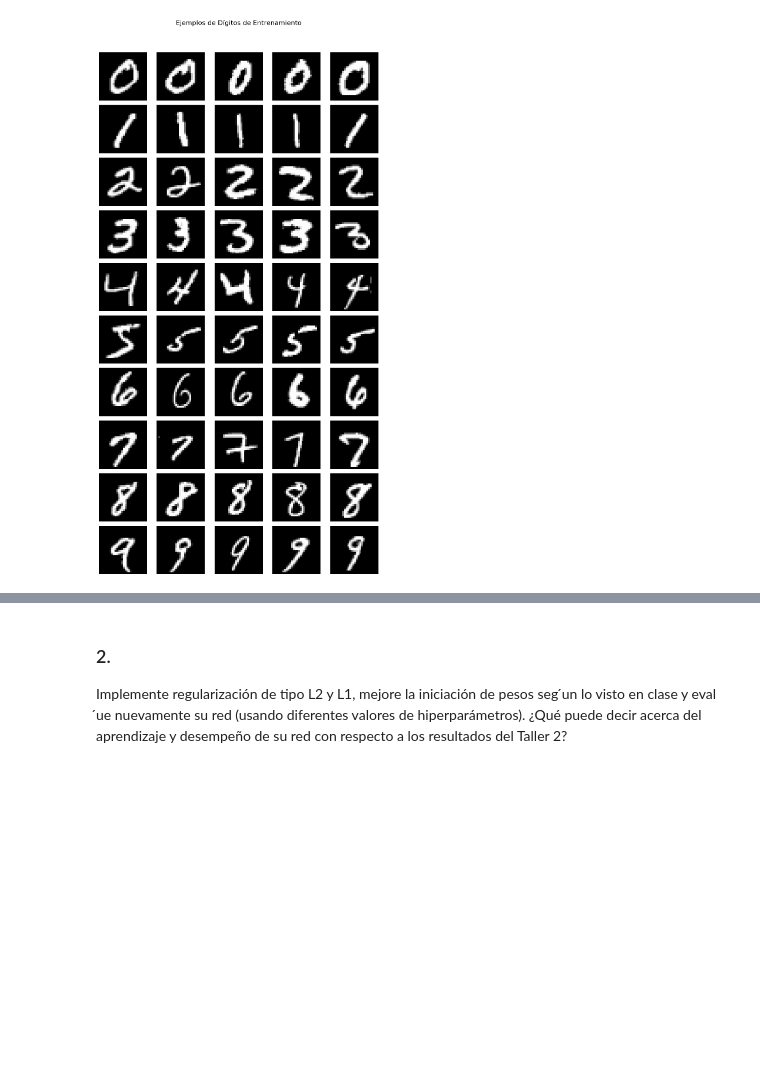
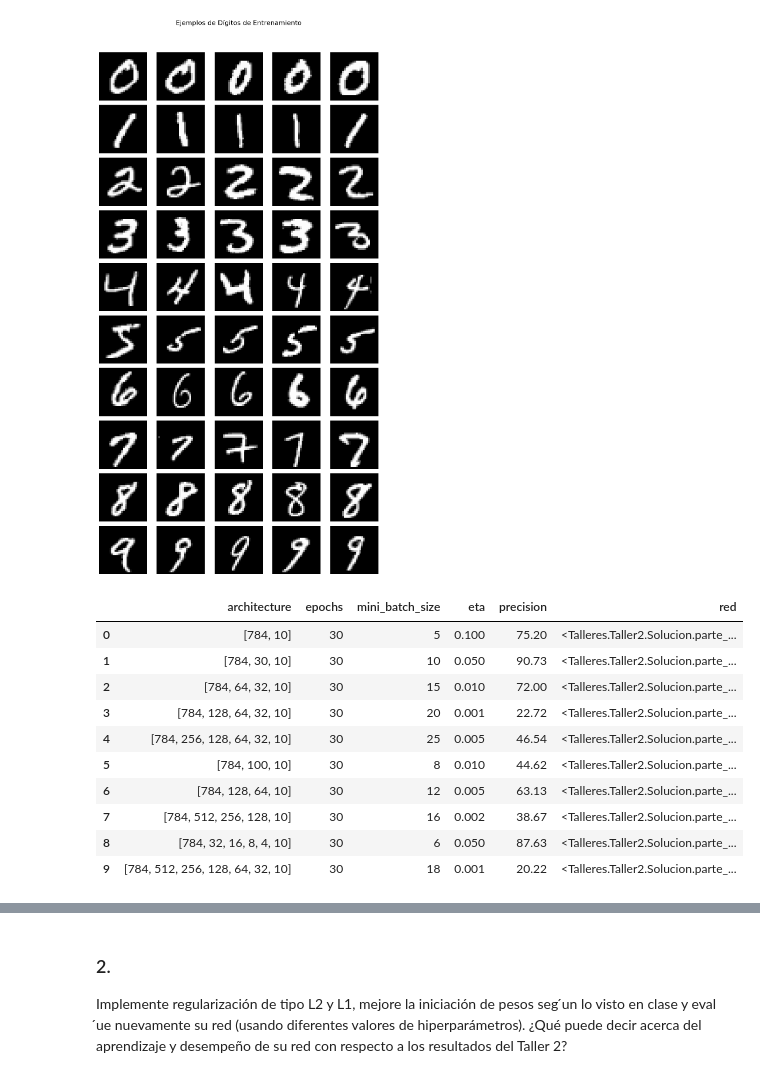
Before and after one commit to allanramirez111/modelos_avanzados_deep_learning, a Jupyter notebook: Talleres/Taller3/Solucion/Taller3.ipynb, the cells around one changed output, grey strips where cells are left out. Saved outputs shown, nothing was run; the diff lists cells and outputs as text; code cells hidden in the pictures; blank space fills up the shorter version.

```diff
--- a/Talleres/Taller3/Solucion/Taller3.ipynb
+++ b/Talleres/Taller3/Solucion/Taller3.ipynb
@@ -64,3 +103,26 @@ results = Parallel(
 )(
     delayed(entrenar_y_medir)(config, training_data, test_data) for config in tqdm(net_configs, desc='Procesando configuraciones')
 )
+# %%
+# Itera sobre las listas 'net_configs' y 'results' al mismo tiempo
+import pandas as pd
+for config, red in zip(net_configs, results):
+    # Asigna el valor precision a la clave 'precision' en cada diccionario 'config'
+    config['precision'] = red[1]
+    # Asigna el objeto red a cada diccionario
+    config['red'] = red[0]
+
+df_results = pd.DataFrame(net_configs)
+df_results
+# %% [output]
+|  | architecture | epochs | mini_batch_size | eta | precision | red |
+| 0 | [784, 10] | 30 | 5 | 0.100 | 75.20 | <Talleres.Taller2.Solucion.parte_... |
+| 1 | [784, 30, 10] | 30 | 10 | 0.050 | 90.73 | <Talleres.Taller2.Solucion.parte_... |
+| 2 | [784, 64, 32, 10] | 30 | 15 | 0.010 | 72.00 | <Talleres.Taller2.Solucion.parte_... |
+| 3 | [784, 128, 64, 32, 10] | 30 | 20 | 0.001 | 22.72 | <Talleres.Taller2.Solucion.parte_... |
+| 4 | [784, 256, 128, 64, 32, 10] | 30 | 25 | 0.005 | 46.54 | <Talleres.Taller2.Solucion.parte_... |
+| 5 | [784, 100, 10] | 30 | 8 | 0.010 | 44.62 | <Talleres.Taller2.Solucion.parte_... |
+| 6 | [784, 128, 64, 10] | 30 | 12 | 0.005 | 63.13 | <Talleres.Taller2.Solucion.parte_... |
+| 7 | [784, 512, 256, 128, 10] | 30 | 16 | 0.002 | 38.67 | <Talleres.Taller2.Solucion.parte_... |
+| 8 | [784, 32, 16, 8, 4, 10] | 30 | 6 | 0.050 | 87.63 | <Talleres.Taller2.Solucion.parte_... |
+| 9 | [784, 512, 256, 128, 64, 32, 10] | 30 | 18 | 0.001 | 20.22 | <Talleres.Taller2.Solucion.parte_... |
```
Also changed, not shown: parts of 7 cells of this notebook.
